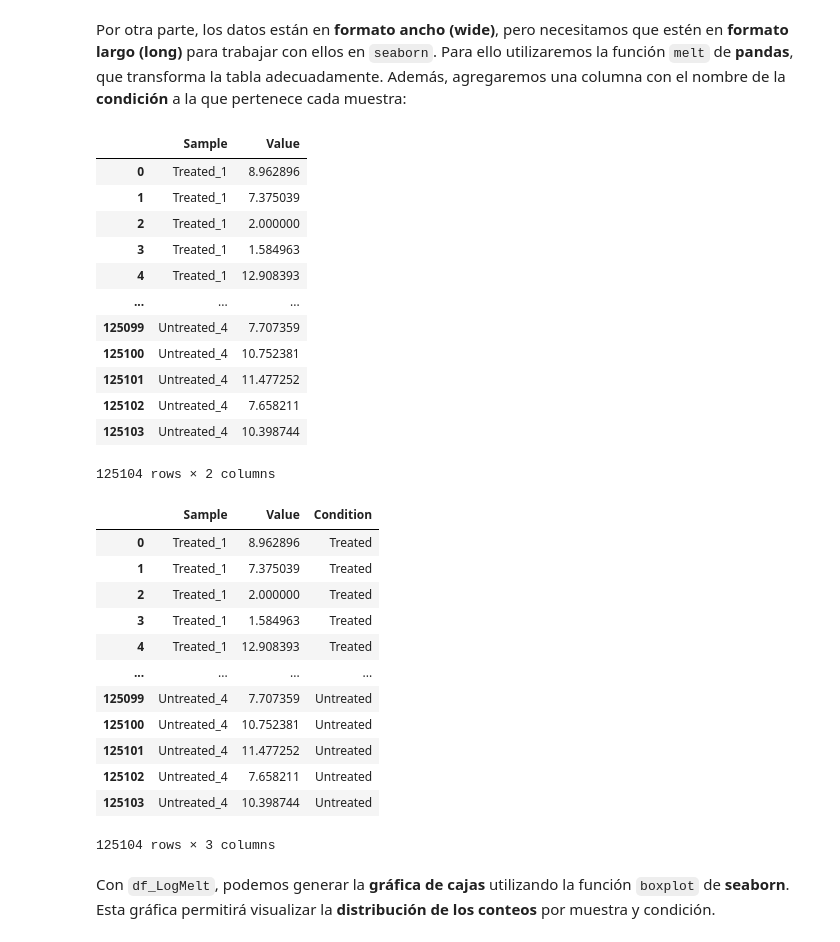
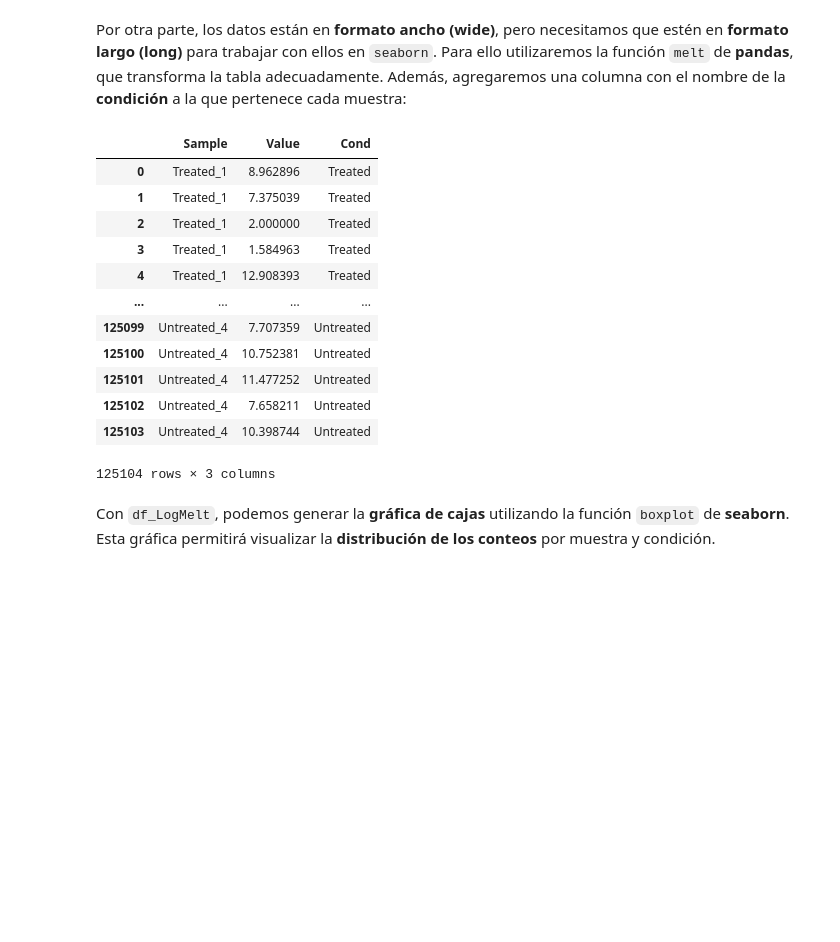
Before and after one commit to Hectorjlo/BioPython, a Jupyter notebook: src/AnalisisExpDif_vacio.ipynb, the cells around one changed output. Cells and saved outputs as stored; diff of their text form; code cells hidden in the pictures; blank space fills up the shorter version.

```diff
--- a/src/AnalisisExpDif_vacio.ipynb
+++ b/src/AnalisisExpDif_vacio.ipynb
@@ -48,12 +48,11 @@ Para la lectura de los datos utilizaremos la biblioteca [`pandas`](https://panda
 # %%
 # Cargar la biblioteca pandas
 import pandas as pd
-
-
+df_Count = pd.read_csv("data/All_counts.pasilla.txt", sep="\t", index_col=0)
+display(df_Count)
 
 # Imprimesión del número de renglones y columnas
-df_count = pd.read_csv('../tmp/All_counts_pasilla.txt', sep="\t", index_col=0)
-df_count
+df_Count.shape
 # %% [output]
 |  | sampleGSM461176 | sampleGSM461177 | sampleGSM461178 | sampleGSM461179 | sampleGSM461180 | sampleGSM461181 | ... |
 | ID=FBgn0000003 | 452 | 473 | 730 | 498 | 734 | 1030 | ... |
@@ -72,14 +72,15 @@ df_count
 Cambiaremos y reordenaremos los nombres de las muestras para que sean más claros. Las muestras **GSM461176–GSM461178** y **GSM461182** pertenecen a la condición *“Untreated”*, mientras que las muestras **GSM461179–GSM461181** corresponden a la condición *“Treated”*. Esta asignación facilitará la interpretación de los resultados durante el análisis diferencial de expresión.
 # %%
 # Reordenar el DataFrame
-x = list(range(3, 6)) + list(range(0, 3))+[6]
+x=list(range(3,6))+list(range(0,3))+[6]
 print(x)
-df_count = df_count.iloc[:,x]
+df_Count=df_Count.iloc[:,x]
 
 # Reasignando los nombres de columnas
-df_count.columns = [f'Treated_{str(i)}' for i in range(1, 4)] + ['Untreated_' + str(i) for i in range(1, 5)]
+#df_Count.colums = ["Treated_" + str(i) for i in range(1,4)]  ["Untreated_" + str(i) for i in range(1,5)]
+df_Count.columns = ["Treated_"+ str(i) for i in range(1, 4)] + ["Untreated_"+ str(i) for i in range(1, 5)]
 
-display(df_count)
+display(df_Count.head())
 # %% [output]
 [3, 4, 5, 0, 1, 2, 6]
 |  | Treated_1 | Treated_2 | Treated_3 | Untreated_1 | Untreated_2 | Untreated_3 | Untreated_4 |
@@ -117,7 +111,7 @@ Esta gráfica es importante porque permite **visualizar la variabilidad y la dis
 import numpy as np
 
 # Calcular el log2 de la tabla de conteos
-df_log = np.log2(df_count + 1)
+df_log = np.log2(df_Count + 1)
 
 display(df_log)
 # %% [output]
@@ -138,39 +132,26 @@ display(df_log)
 Por otra parte, los datos están en **formato ancho (wide)**, pero necesitamos que estén en **formato largo (long)** para trabajar con ellos en `seaborn`. Para ello utilizaremos la función `melt` de **pandas**, que transforma la tabla adecuadamente. Además, agregaremos una columna con el nombre de la **condición** a la que pertenece cada muestra:
 # %%
 # Transformando la tabla de formato wide a formato long
-df_log_melt = df_log.melt(var_name='Sample', value_name='Value')
-display(df_log_melt)
+df_LogMelt = df_log.melt(var_name="Sample", value_name="Value")
+
 
 # Incorporando la columna Cond, para indicar la condición de cada muestra
-df_log_melt['Condition'] = df_log_melt['Sample'].str.replace('_.$', '', regex=True)
-display(df_log_melt)
+df_LogMelt["Cond"] = df_LogMelt["Sample"].str.replace("_.$","", regex=True)
+display(df_LogMelt)
 # %% [output]
-|  | Sample | Value |
-| 0 | Treated_1 | 8.962896 |
-| 1 | Treated_1 | 7.375039 |
-| 2 | Treated_1 | 2.000000 |
-| 3 | Treated_1 | 1.584963 |
-| 4 | Treated_1 | 12.908393 |
-| ... | ... | ... |
-| 125099 | Untreated_4 | 7.707359 |
-| 125100 | Untreated_4 | 10.752381 |
-| 125101 | Untreated_4 | 11.477252 |
-| 125102 | Untreated_4 | 7.658211 |
-| 125103 | Untreated_4 | 10.398744 |
+|  | Sample | Value | Cond |
+| 0 | Treated_1 | 8.962896 | Treated |
+| 1 | Treated_1 | 7.375039 | Treated |
+| 2 | Treated_1 | 2.000000 | Treated |
+| 3 | Treated_1 | 1.584963 | Treated |
+| 4 | Treated_1 | 12.908393 | Treated |
+| ... | ... | ... | ... |
+| 125099 | Untreated_4 | 7.707359 | Untreated |
+| 125100 | Untreated_4 | 10.752381 | Untreated |
+| 125101 | Untreated_4 | 11.477252 | Untreated |
+| 125102 | Untreated_4 | 7.658211 | Untreated |
+| 125103 | Untreated_4 | 10.398744 | Untreated |
-125104 rows × 2 columns
+125104 rows × 3 columns
-|  | Sample | Value | Condition |
-| 0 | Treated_1 | 8.962896 | Treated |
-| 1 | Treated_1 | 7.375039 | Treated |
-| 2 | Treated_1 | 2.000000 | Treated |
-| 3 | Treated_1 | 1.584963 | Treated |
-| 4 | Treated_1 | 12.908393 | Treated |
-| ... | ... | ... | ... |
-| 125099 | Untreated_4 | 7.707359 | Untreated |
-| 125100 | Untreated_4 | 10.752381 | Untreated |
-| 125101 | Untreated_4 | 11.477252 | Untreated |
-| 125102 | Untreated_4 | 7.658211 | Untreated |
-| 125103 | Untreated_4 | 10.398744 | Untreated |
-125104 rows × 3 columns
 # %% [markdown]
 Con `df_LogMelt`, podemos generar la **gráfica de cajas** utilizando la función `boxplot` de **seaborn**. Esta gráfica permitirá visualizar la **distribución de los conteos** por muestra y condición.
 # %%
```
Also changed, not shown: parts of 21 cells of this notebook, 2 other files.
